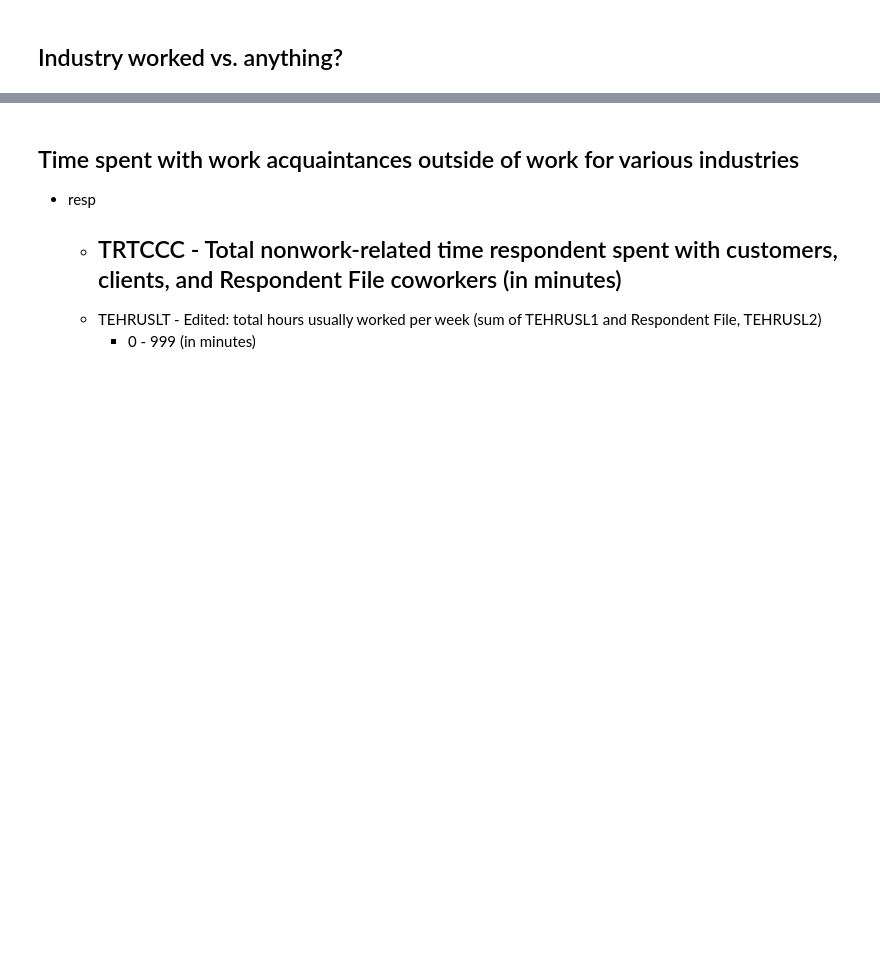
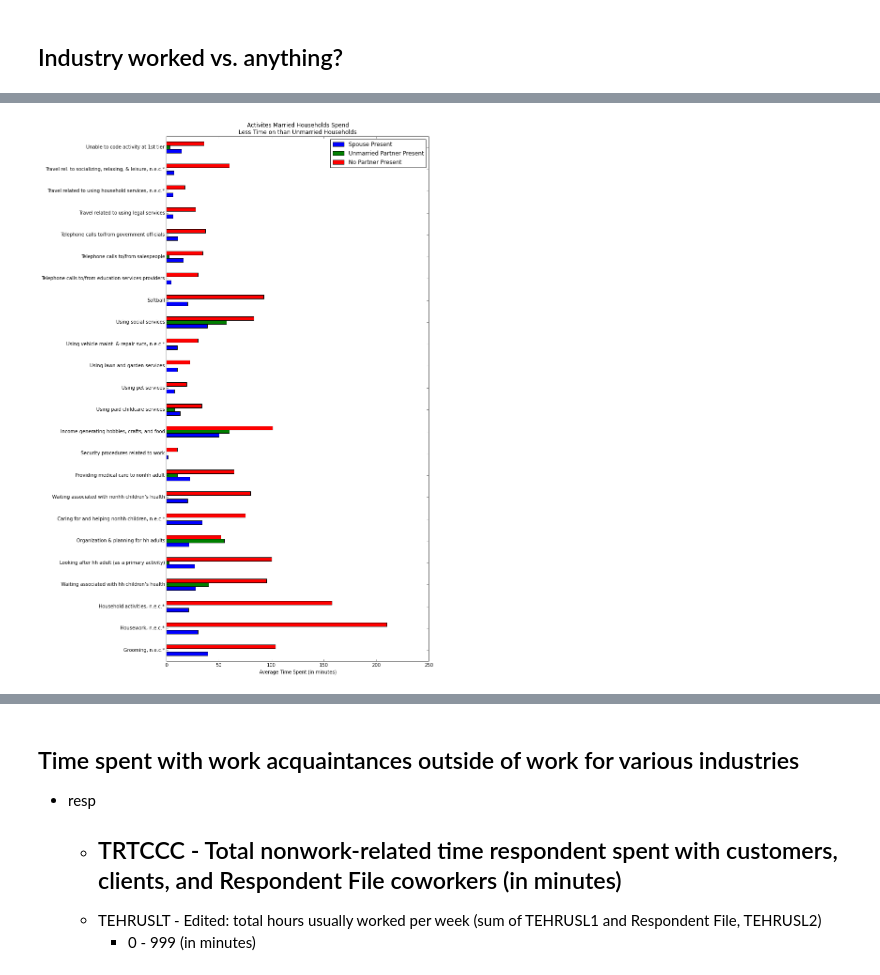
Before and after one commit to JonathanFrederick/atus-analysis, a Jupyter notebook: atus-analysis.ipynb, the cells around one changed output, grey strips where cells are left out. Drawn from its saved outputs; the diff is of its cells as text; code cells hidden in the pictures; blank space fills up the shorter version.

```diff
--- a/atus-analysis.ipynb
+++ b/atus-analysis.ipynb
@@ -145,0 +173,10 @@ merged = pd.merge(pd.merge(pd.merge(act, cps), pd.merge(resp, rost))
+# %%
+married_losses.plot(kind="barh", figsize=(10, 20),
+                   title='Activites Married Households Spend\n'
+                         'Less Time on than Unmarried Households')
+plt.legend(['Spouse Present', 'Unmarried Partner Present',
+            'No Partner Present'])
+plt.xlabel('Average Time Spent (in minutes)')
+plt.show()
+# %% [output]
+[figure, added]
```
Also changed, not shown: parts of 14 cells of this notebook.
